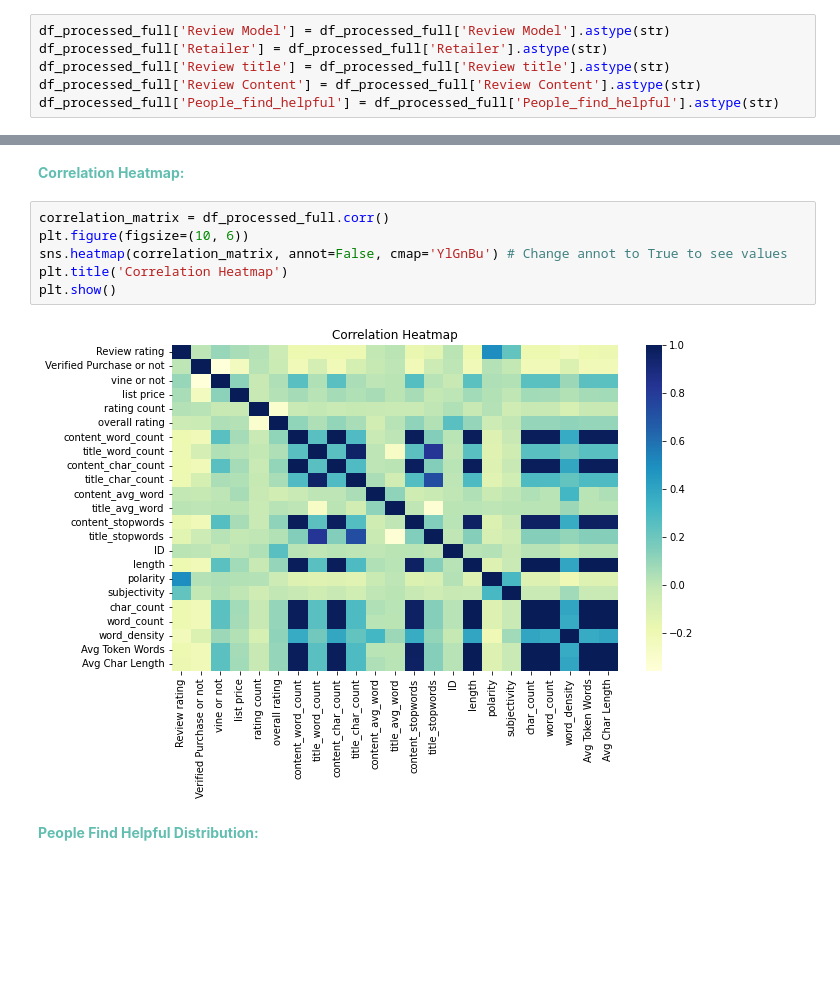
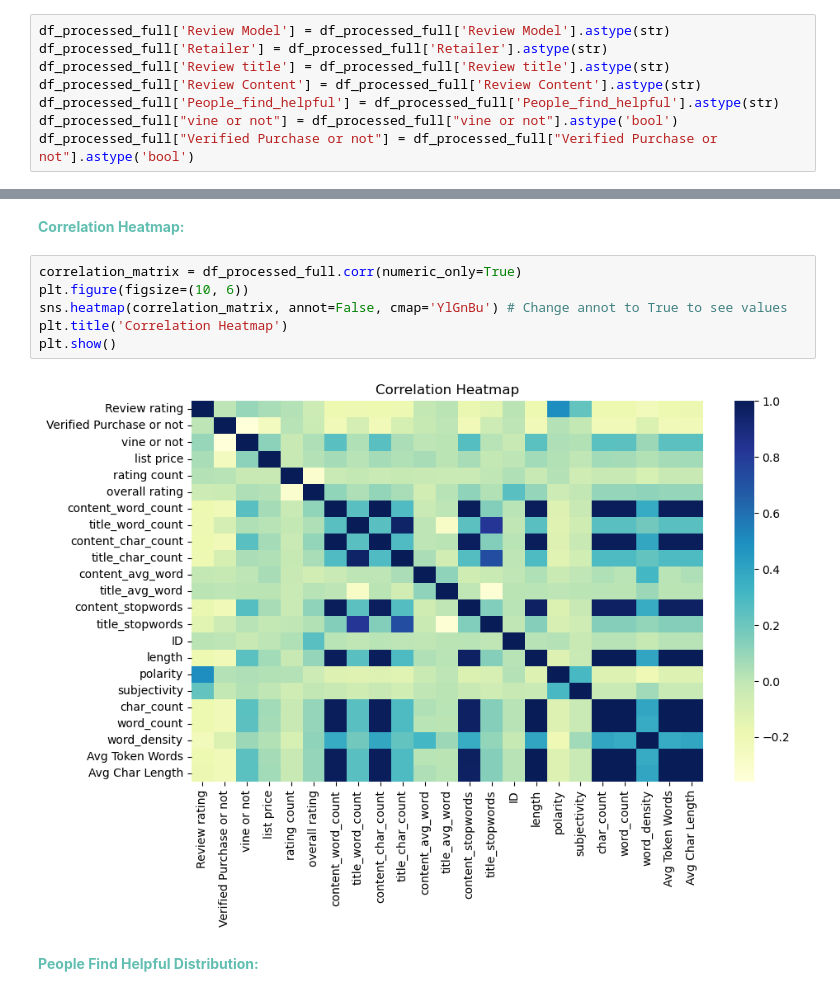
Before and after one commit to peacetay/CustomerProductReviews, a Jupyter notebook: EDA.ipynb, the cells around one changed output, grey strips where cells are left out. Cells and saved outputs as stored; diff of their text form; blank space fills up the shorter version.

```diff
--- a/EDA.ipynb
+++ b/EDA.ipynb
@@ -54,6 +54,8 @@ df_processed_full['Retailer'] = df_processed_full['Retailer'].astype(str)
 df_processed_full['Review title'] = df_processed_full['Review title'].astype(str)
 df_processed_full['Review Content'] = df_processed_full['Review Content'].astype(str)
 df_processed_full['People_find_helpful'] = df_processed_full['People_find_helpful'].astype(str)
+df_processed_full["vine or not"] = df_processed_full["vine or not"].astype('bool')
+df_processed_full["Verified Purchase or not"] = df_processed_full["Verified Purchase or not"].astype('bool')
 # %% [markdown]
 #### <font color=#FFB703> **Grouping into Positive / Negative** </font>
 # %%
@@ -450,13 +573,13 @@ plt.show()
 # %% [markdown]
 <font color=#61BEB0>**Correlation Heatmap:**</font>
 # %%
-correlation_matrix = df_processed_full.corr()
+correlation_matrix = df_processed_full.corr(numeric_only=True)
 plt.figure(figsize=(10, 6))
 sns.heatmap(correlation_matrix, annot=False, cmap='YlGnBu') # Change annot to True to see values
 plt.title('Correlation Heatmap')
 plt.show()
 # %% [output]
-[figure, old version]
+[figure, new version]
 # %% [markdown]
 <font color=#61BEB0>**People Find Helpful Distribution:**</font>
 # %%
```
Also changed, not shown: parts of 28 cells of this notebook.
